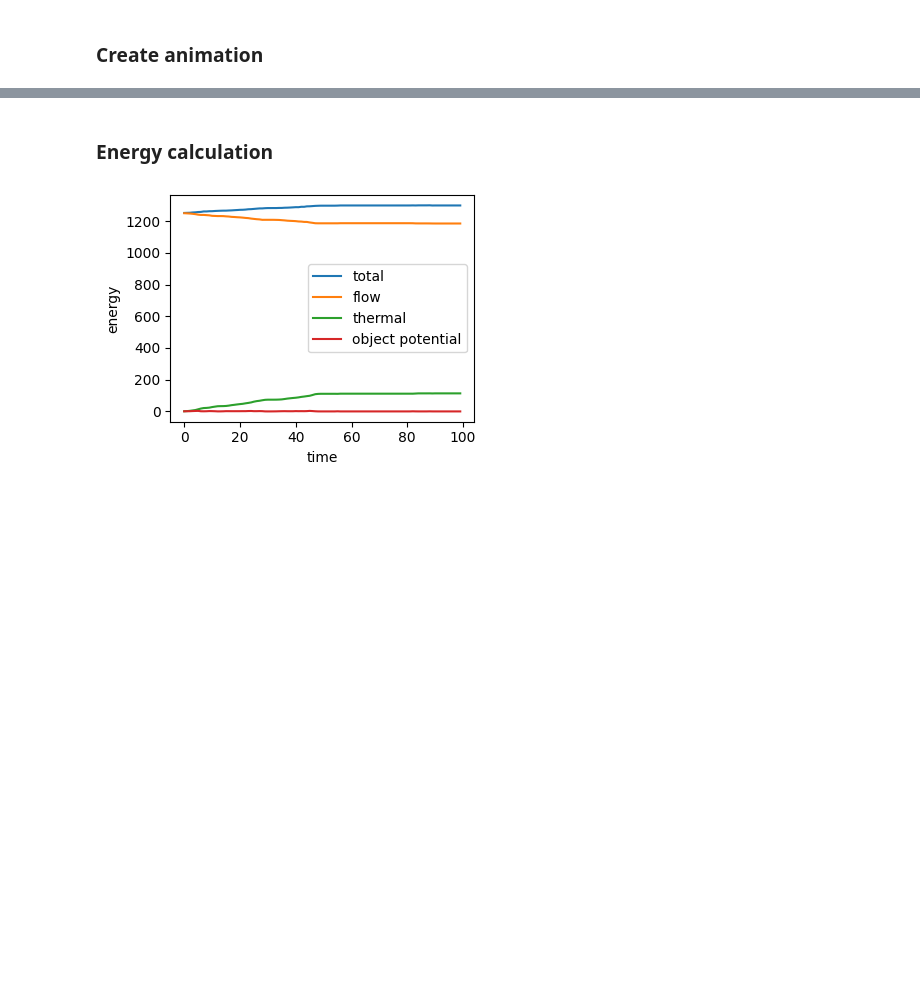
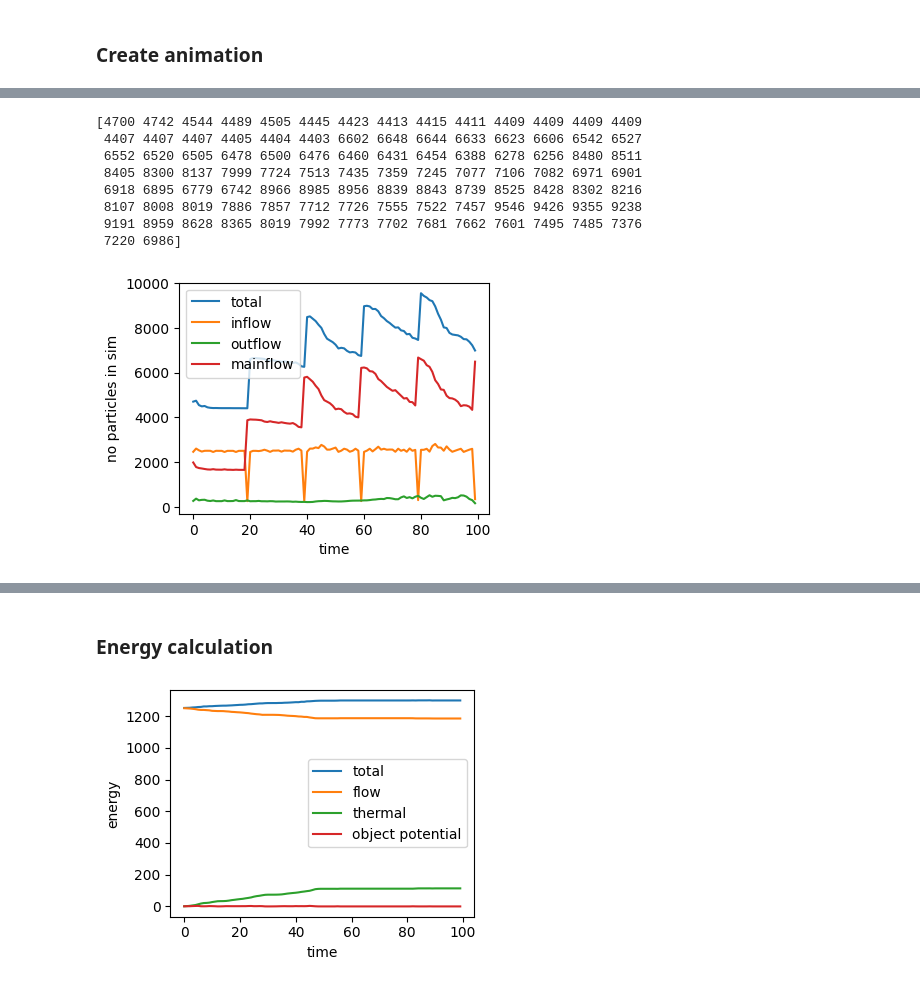
Before and after one commit to slagnews/drag_sph, a Jupyter notebook: cpp_test.ipynb, the cells around one changed output, grey strips where cells are left out. Drawn from its saved outputs; the diff is of its cells as text; code cells hidden in the pictures; blank space fills up the shorter version.

```diff
--- a/cpp_test.ipynb
+++ b/cpp_test.ipynb
@@ -78,0 +87,34 @@ frame 10 of 10 done!
+# %%
+no_particles_in_sim = np.array([len(pos) for pos in positions])
+no_inflow_particles = np.zeros(len(positions))
+no_mainflow_particles = np.zeros(len(positions))
+no_outflow_particles = np.zeros(len(positions))
+for i in range(len(positions)):
+    inflow_mask = positions[i][:,0]<(inflow_factor*Lx)
+    mainflow_mask = (positions[i][:,0]>(inflow_factor*Lx)) & (positions[i][:,0]<(1-outflow_factor)*Lx)
+    outflow_mask = positions[i][:,0]>(1-outflow_factor)*Lx
+    no_inflow_particles[i] = len(positions[i][inflow_mask])
+    no_mainflow_particles[i] = len(positions[i][mainflow_mask])
+    no_outflow_particles[i] = len(positions[i][outflow_mask])
+
+
+fig, ax = plt.subplots(figsize=(4,3))
+
+ax.plot(no_particles_in_sim, label="total")
+ax.plot(no_inflow_particles, label="inflow")
+ax.plot(no_outflow_particles, label="outflow")
+ax.plot(no_mainflow_particles, label="mainflow")
+ax.set_xlabel("time")
+ax.set_ylabel("no particles in sim")
+ax.legend()
+print(no_particles_in_sim)
+# %% [output]
+[4700 4742 4544 4489 4505 4445 4423 4413 4415 4411 4409 4409 4409 4409
+ 4407 4407 4407 4405 4404 4403 6602 6648 6644 6633 6623 6606 6542 6527
+ 6552 6520 6505 6478 6500 6476 6460 6431 6454 6388 6278 6256 8480 8511
+ 8405 8300 8137 7999 7724 7513 7435 7359 7245 7077 7106 7082 6971 6901
+ 6918 6895 6779 6742 8966 8985 8956 8839 8843 8739 8525 8428 8302 8216
+ 8107 8008 8019 7886 7857 7712 7726 7555 7522 7457 9546 9426 9355 9238
+ 9191 8959 8628 8365 8019 7992 7773 7702 7681 7662 7601 7495 7485 7376
+ 7220 6986]
+[figure, added]
```
Also changed, not shown: parts of 8 cells of this notebook, 2 other files.
